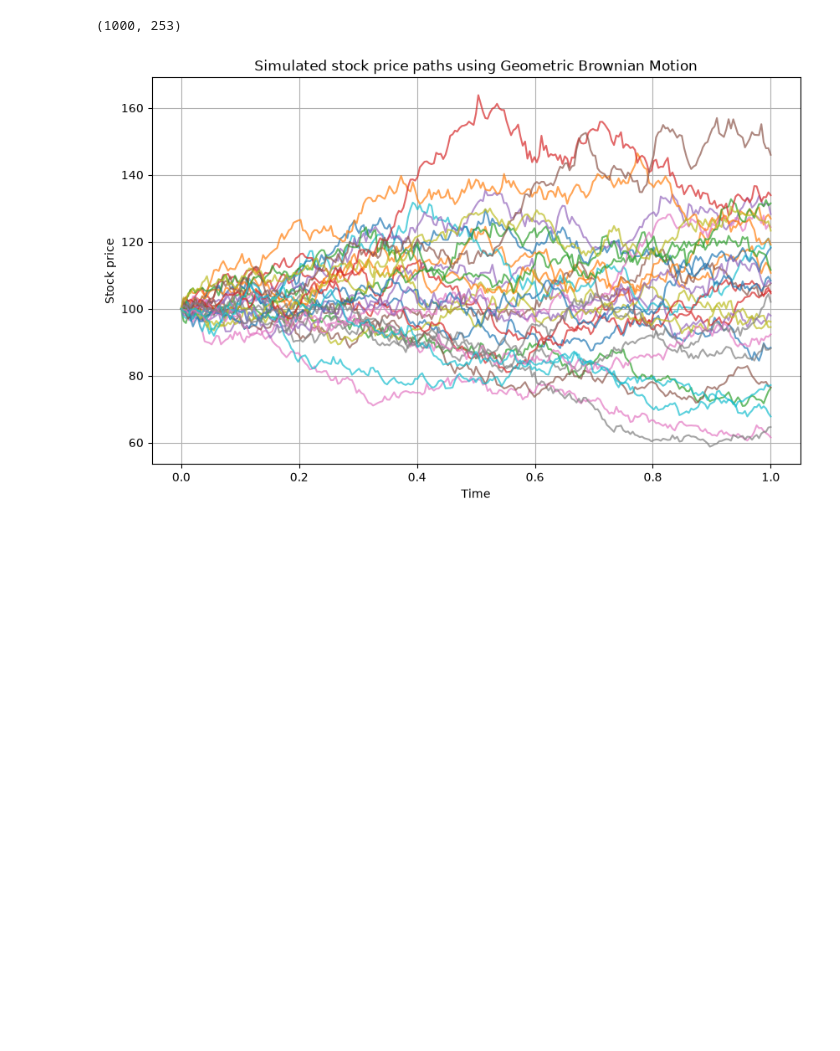
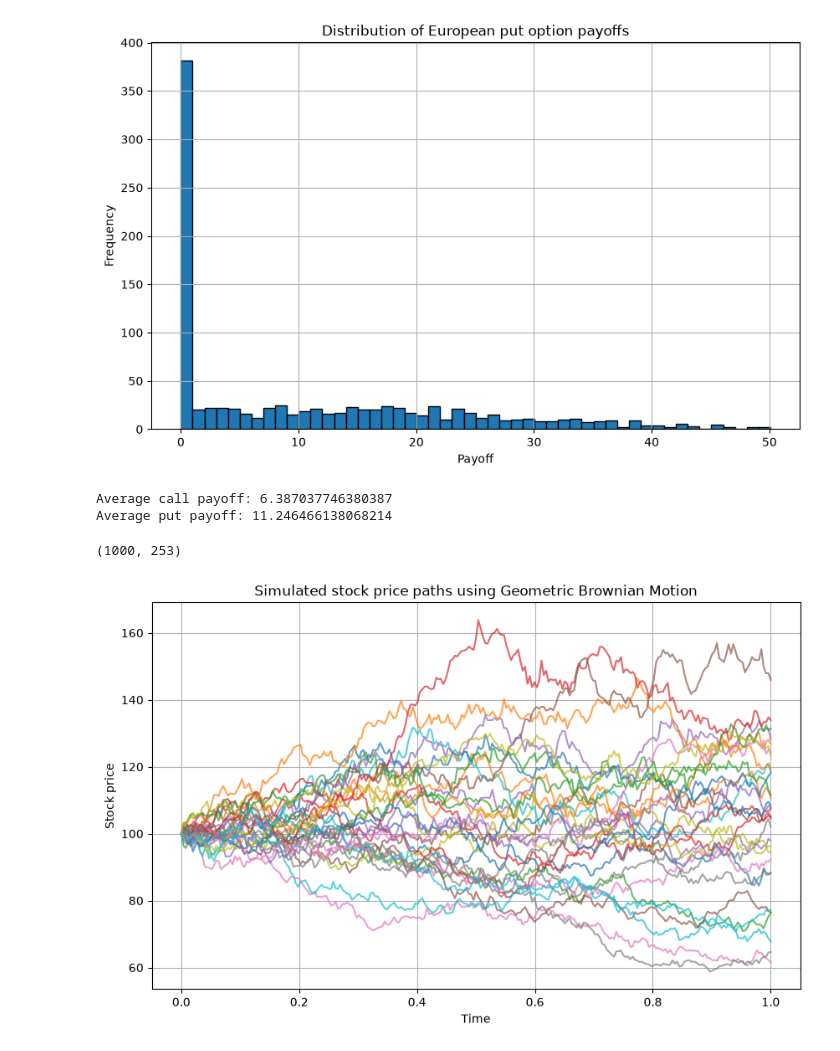
Before and after one commit to amedeone03/monte-carlo-option-pricing, a Jupyter notebook: notebooks/01_gbm_simulation.ipynb, the cells around one changed output. Saved outputs shown, nothing was run; the diff lists cells and outputs as text; code cells hidden in the pictures; blank space fills up the shorter version.

```diff
--- a/notebooks/01_gbm_simulation.ipynb
+++ b/notebooks/01_gbm_simulation.ipynb
@@ -14,3 +46,20 @@ Matplotlib is building the font cache; this may take a moment.
+# %%
+plt.figure(figsize=(10, 6))
+plt.hist(put_payoffs, bins=50, edgecolor="black")
+
+plt.title("Distribution of European put option payoffs")
+plt.xlabel("Payoff")
+plt.ylabel("Frequency")
+plt.grid(True)
+plt.show()
+# %% [output]
+[figure, added]
+# %%
+print("Average call payoff:", call_payoffs.mean())
+print("Average put payoff:", put_payoffs.mean())
+# %% [output]
+Average call payoff: 6.387037746380387
+Average put payoff: 11.246466138068214
 # %%
 S0 = 100
 r = 0.05
```
Also changed, not shown: parts of 5 cells of this notebook, 1 other file.
